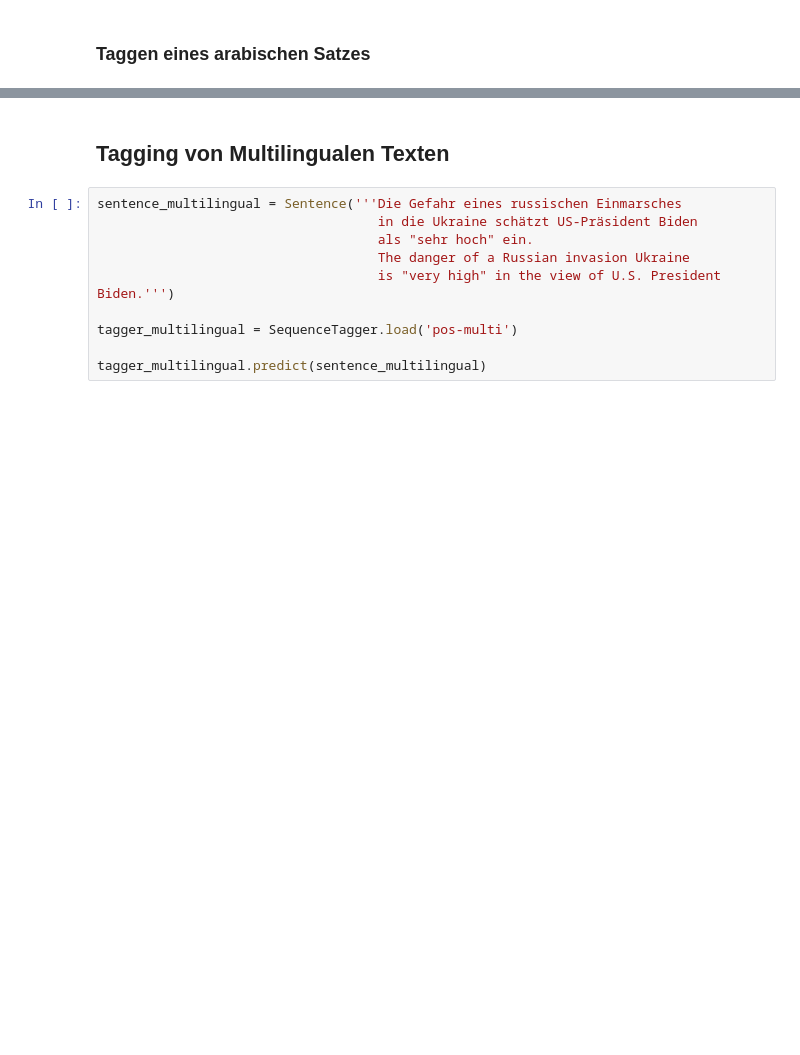
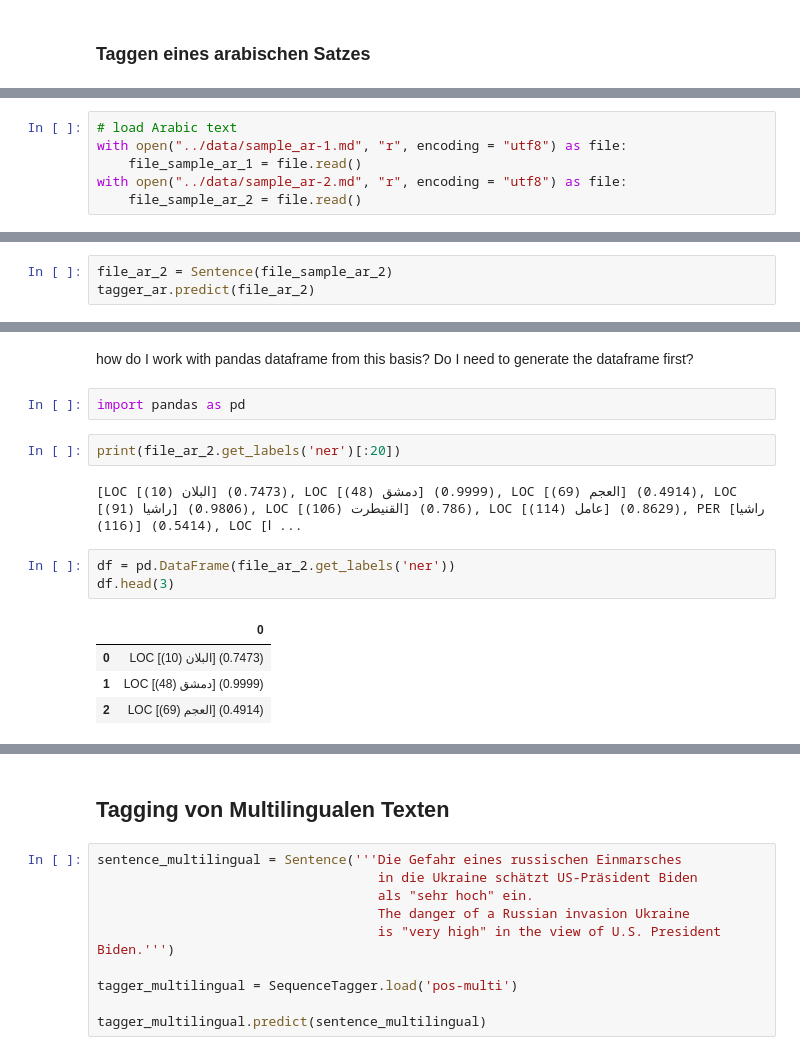
Before and after one commit to tillgrallert/workshop-nlp-spacy-flair, a Jupyter notebook: nb_basics/flair-basics.ipynb, the cells around one changed output, grey strips where cells are left out. Drawn from its saved outputs; the diff is of its cells as text; blank space fills up the shorter version.

```diff
--- a/nb_basics/flair-basics.ipynb
+++ b/nb_basics/flair-basics.ipynb
@@ -234,0 +300,6 @@ for entity in sentence_ar.get_labels('ner'):
+# %%
+# load Arabic text
+with open("../data/sample_ar-1.md", "r", encoding = "utf8") as file:
+    file_sample_ar_1 = file.read()
+with open("../data/sample_ar-2.md", "r", encoding = "utf8") as file:
+    file_sample_ar_2 = file.read()
@@ -234,0 +330,3 @@ for entity in sentence_ar.get_labels('ner'):
+# %%
+file_ar_2 = Sentence(file_sample_ar_2)
+tagger_ar.predict(file_ar_2)
@@ -234,0 +354,16 @@ for entity in sentence_ar.get_labels('ner'):
+# %% [markdown]
+how do I work with pandas dataframe from this basis? Do I need to generate the dataframe first?
+# %%
+import pandas as pd
+# %%
+print(file_ar_2.get_labels('ner')[:20])
+# %% [output]
+[LOC [البلان (10)] (0.7473), LOC [دمشق (48)] (0.9999), LOC [العجم (69)] (0.4914), LOC [راشيا (91)] (0.9806), LOC [القنيطرت (106)] (0.786), LOC [عامل (114)] (0.8629), PER [راشيا (116)] (0.5414), LOC [ا ...
+# %%
+df = pd.DataFrame(file_ar_2.get_labels('ner'))
+df.head(3)
+# %% [output]
+|  | 0 |
+| 0 | LOC [البلان (10)] (0.7473) |
+| 1 | LOC [دمشق (48)] (0.9999) |
+| 2 | LOC [العجم (69)] (0.4914) |
```
Also changed, not shown: parts of 14 cells of this notebook, 9 other files.
